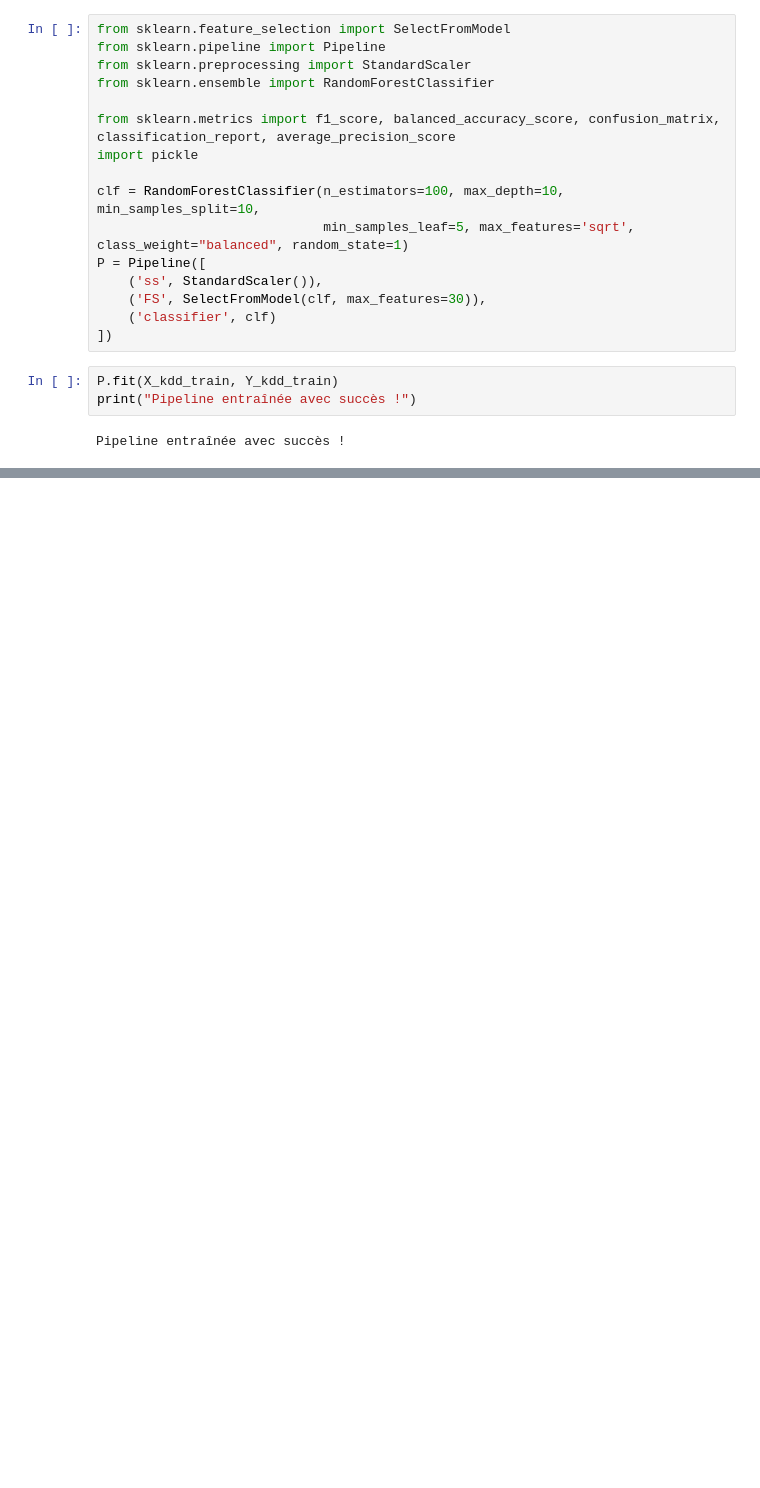
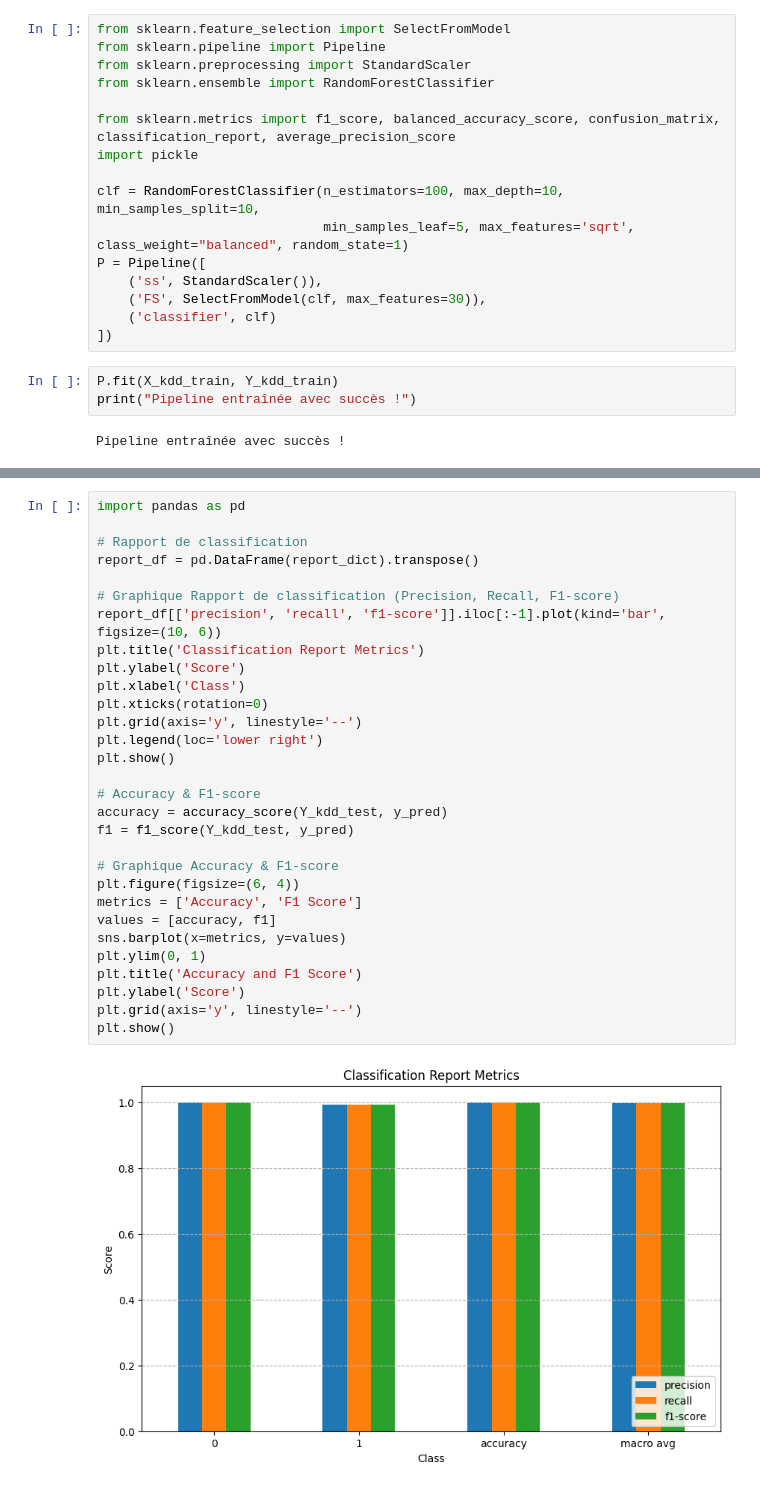
Before and after one commit to JeanPhilippeCaetano/Packet-Snitcher, a Jupyter notebook: generating_model/anomalies.ipynb, the cells around one changed output, grey strips where cells are left out. Drawn from its saved outputs; the diff is of its cells as text; blank space fills up the shorter version.

Commit message:
calculating scores

```diff
--- a/generating_model/anomalies.ipynb
+++ b/generating_model/anomalies.ipynb
@@ -281,0 +308,32 @@ array([0, 0, 0, ..., 0, 0, 0])
+# %%
+import pandas as pd
+
+# Rapport de classification
+report_df = pd.DataFrame(report_dict).transpose()
+
+# Graphique Rapport de classification (Precision, Recall, F1-score)
+report_df[['precision', 'recall', 'f1-score']].iloc[:-1].plot(kind='bar', figsize=(10, 6))
+plt.title('Classification Report Metrics')
+plt.ylabel('Score')
+plt.xlabel('Class')
+plt.xticks(rotation=0)
+plt.grid(axis='y', linestyle='--')
+plt.legend(loc='lower right')
+plt.show()
+
+# Accuracy & F1-score
+accuracy = accuracy_score(Y_kdd_test, y_pred)
+f1 = f1_score(Y_kdd_test, y_pred)
+
+# Graphique Accuracy & F1-score
+plt.figure(figsize=(6, 4))
+metrics = ['Accuracy', 'F1 Score']
+values = [accuracy, f1]
+sns.barplot(x=metrics, y=values)
+plt.ylim(0, 1)
+plt.title('Accuracy and F1 Score')
+plt.ylabel('Score')
+plt.grid(axis='y', linestyle='--')
+plt.show()
+# %% [output]
+[figure, added]
```
Also changed, not shown: parts of 10 cells of this notebook, 2 other files.
